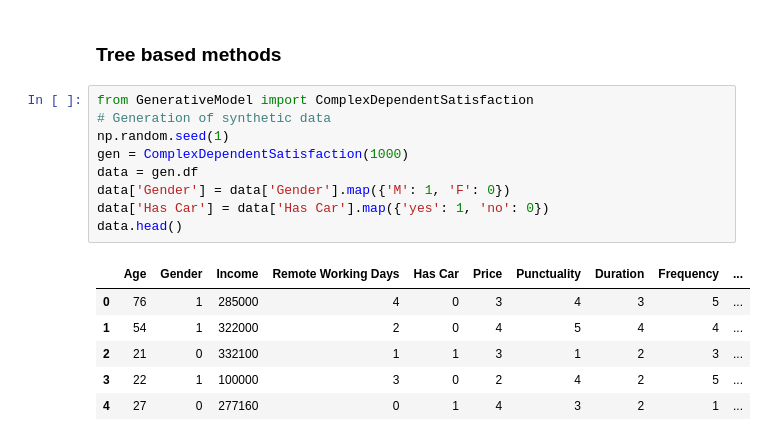
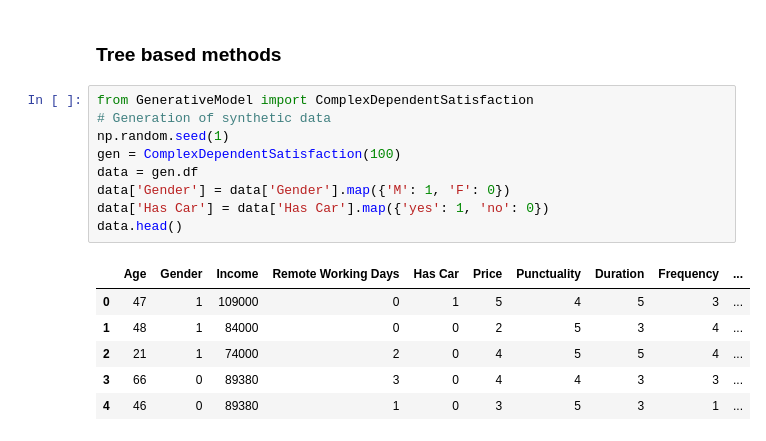
Before and after one commit to veborito/Introduction-to-MachineLearning, a Jupyter notebook: projet/Project_7_Boris_Allizha_Iago.ipynb, the cells around one changed output. Saved outputs shown, nothing was run; the diff lists cells and outputs as text.

```diff
--- a/projet/Project_7_Boris_Allizha_Iago.ipynb
+++ b/projet/Project_7_Boris_Allizha_Iago.ipynb
@@ -482,19 +482,19 @@ plt.show()
 # %%
 from GenerativeModel import ComplexDependentSatisfaction
 # Generation of synthetic data
 np.random.seed(1)
-gen = ComplexDependentSatisfaction(1000)
+gen = ComplexDependentSatisfaction(100)
 data = gen.df
 data['Gender'] = data['Gender'].map({'M': 1, 'F': 0})
 data['Has Car'] = data['Has Car'].map({'yes': 1, 'no': 0})
 data.head()
 # %% [output]
 |  | Age | Gender | Income | Remote Working Days | Has Car | Price | Punctuality | Duration | Frequency | ... |
-| 0 | 76 | 1 | 285000 | 4 | 0 | 3 | 4 | 3 | 5 | ... |
-| 1 | 54 | 1 | 322000 | 2 | 0 | 4 | 5 | 4 | 4 | ... |
-| 2 | 21 | 0 | 332100 | 1 | 1 | 3 | 1 | 2 | 3 | ... |
-| 3 | 22 | 1 | 100000 | 3 | 0 | 2 | 4 | 2 | 5 | ... |
-| 4 | 27 | 0 | 277160 | 0 | 1 | 4 | 3 | 2 | 1 | ... |
+| 0 | 47 | 1 | 109000 | 0 | 1 | 5 | 4 | 5 | 3 | ... |
+| 1 | 48 | 1 | 84000 | 0 | 0 | 2 | 5 | 3 | 4 | ... |
+| 2 | 21 | 1 | 74000 | 2 | 0 | 4 | 5 | 5 | 4 | ... |
+| 3 | 66 | 0 | 89380 | 3 | 0 | 4 | 4 | 3 | 3 | ... |
+| 4 | 46 | 0 | 89380 | 1 | 0 | 3 | 5 | 3 | 1 | ... |
 # %%
 from sklearn.metrics import log_loss
 from sklearn.tree import DecisionTreeClassifier
```
Also changed, not shown: parts of 12 cells of this notebook, 2 other files.
